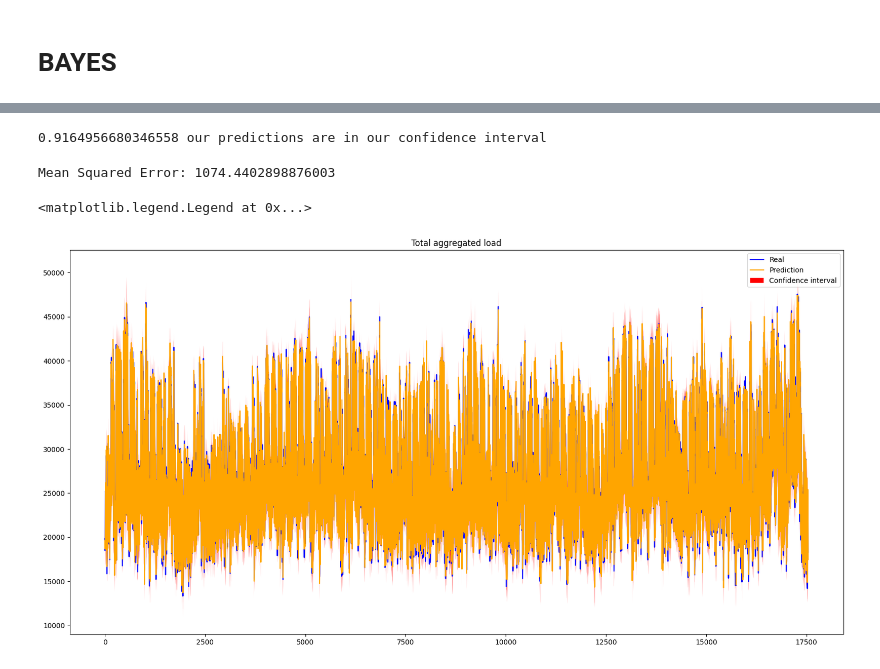
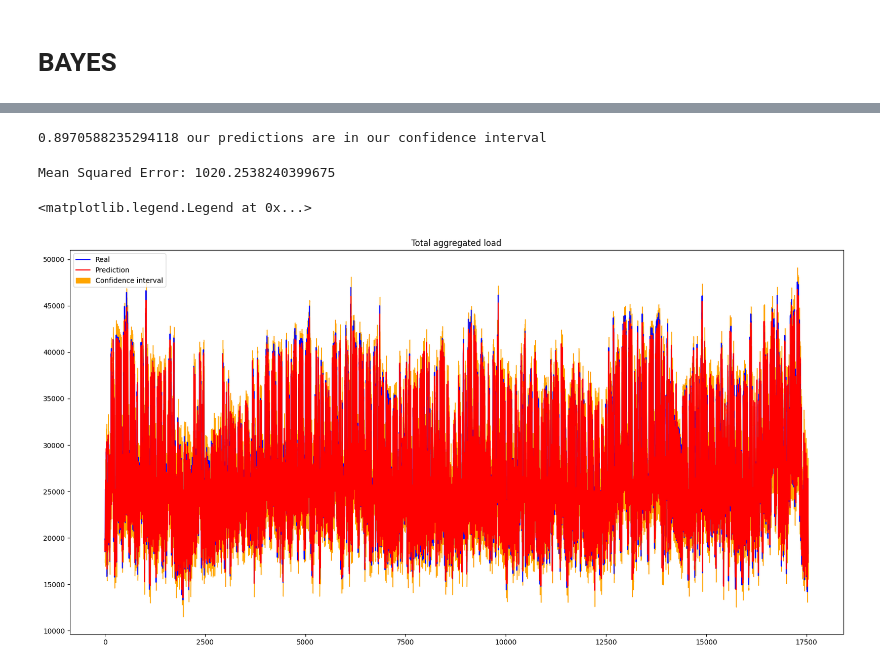
Before and after one commit to lorenzrossi/Thesis, a Jupyter notebook: src/BAYES_NOTEBOOKS_PYTORCH/BMLP.ipynb, the cells around one changed output, grey strips where cells are left out. Cells and saved outputs as stored; diff of their text form; code cells hidden in the pictures.

```diff
--- a/src/BAYES_NOTEBOOKS_PYTORCH/BMLP.ipynb
+++ b/src/BAYES_NOTEBOOKS_PYTORCH/BMLP.ipynb
@@ -251,11 +251,13 @@ class BayesianRegressor(nn.Module):
     def __init__(self, input_dim, output_dim):
         super().__init__()
         self.layer = nn.Sequential(
-            BayesianLinear(input_dim, 50),
+            BayesianLinear(input_dim, 10, prior_sigma_1=0.01, prior_sigma_2=0.01, prior_pi=1, posterior_mu_init=0, posterior_rho_init=-0.95),
             nn.ReLU(),
-            BayesianLinear(50, 25),
+            BayesianLinear(10, 10),
             nn.ReLU(),
-            BayesianLinear(25, output_dim)
+            #BayesianLinear(5, 5),
+            #nn.ReLU(),
+            BayesianLinear(10, output_dim)
         )
 
     #self.blinear1 =
@@ -276,7 +278,7 @@ def evaluate_regression(regressor,
                         X,
                         y,
                         samples = 100,
-                        std_multiplier = int()):
+                        std_multiplier = 3):
     preds = [regressor(X) for i in range(samples)]
     preds = torch.stack(preds)
     means = preds.mean(axis=0)
@@ -318,7 +320,7 @@ for epoch in range(100):
         loss = regressor.sample_elbo(inputs=datapoints,
                            labels=labels,
                            criterion=criterion,
-                           sample_nbr=4,
+                           sample_nbr=5,
                            complexity_cost_weight=1./X_train.shape[0])
         loss.backward()
         optimizer.step()
@@ -353,9 +355,7 @@ Epoch 100 - Training Loss: 0.040012
 #if iteration%100==0:
 y_pred, y_true, ci_upper, ci_lower, stds = evaluate_regression(regressor,
                                                             X_test,
-                                                            y_test,
-                                                            samples=200,
-                                                            std_multiplier=5)
+                                                            y_test)
 
 print("Loss: {:.4f}".format(loss)) # , CI acc: {:.2f}: , CI under upper acc: {:.2f}, CI over lower acc: {:.2f} ci_upper, ci_lower
 # %% [output]
@@ -367,7 +367,7 @@ total = (u_upper == o_lower)
 #
 print("{} our predictions are in our confidence interval".format(np.mean(total)))
 # %% [output]
-0.9164956680346558 our predictions are in our confidence interval
+0.8970588235294118 our predictions are in our confidence interval
 # %%
 truth = []
 for i in y_true:
@@ -384,29 +384,29 @@ print('Mean Squared Error:', mse)
 
 #plot_preds_vs_actual(res.y_true, res.y_pred)
 # %% [output]
-Mean Squared Error: 1074.4402898876003
+Mean Squared Error: 1020.2538240399675
 # %%
 plt.figure(figsize=(20,10))
 plt.title("Total aggregated load", color="black")
 
 plt.plot(res.index,
          res.y_true,
          color='Blue',
          label="Real")
 
 plt.plot(res.index,
          res.y_pred,
          label="Prediction",
-         color="orange")
+         color="red")
 
 plt.fill_between(x=res.index,
                  y1=res.upper_ci_bound,
                  y2=res.lower_ci_bound,
-                 facecolor='red',
+                 color='orange',
                  label="Confidence interval",
                  alpha=1)
 
 plt.legend()
 # %% [output]
 <matplotlib.legend.Legend at 0x...>
-[figure, old version]
+[figure, new version]
```
Also changed, not shown: parts of 3 cells of this notebook, 6 other files.
